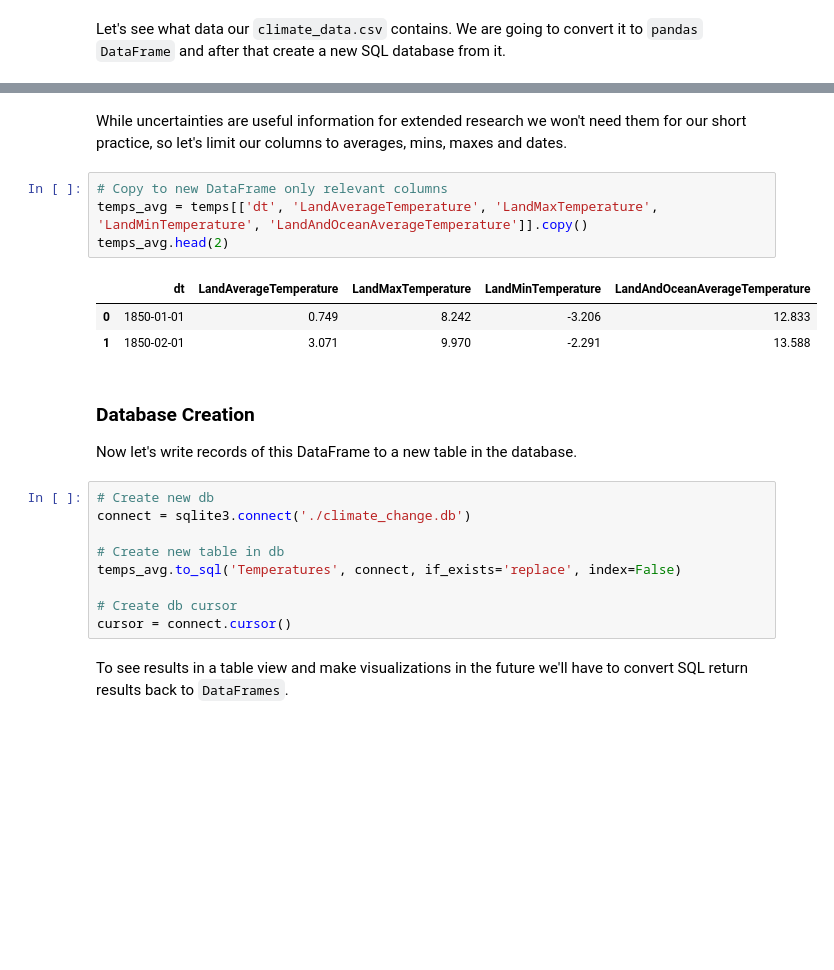
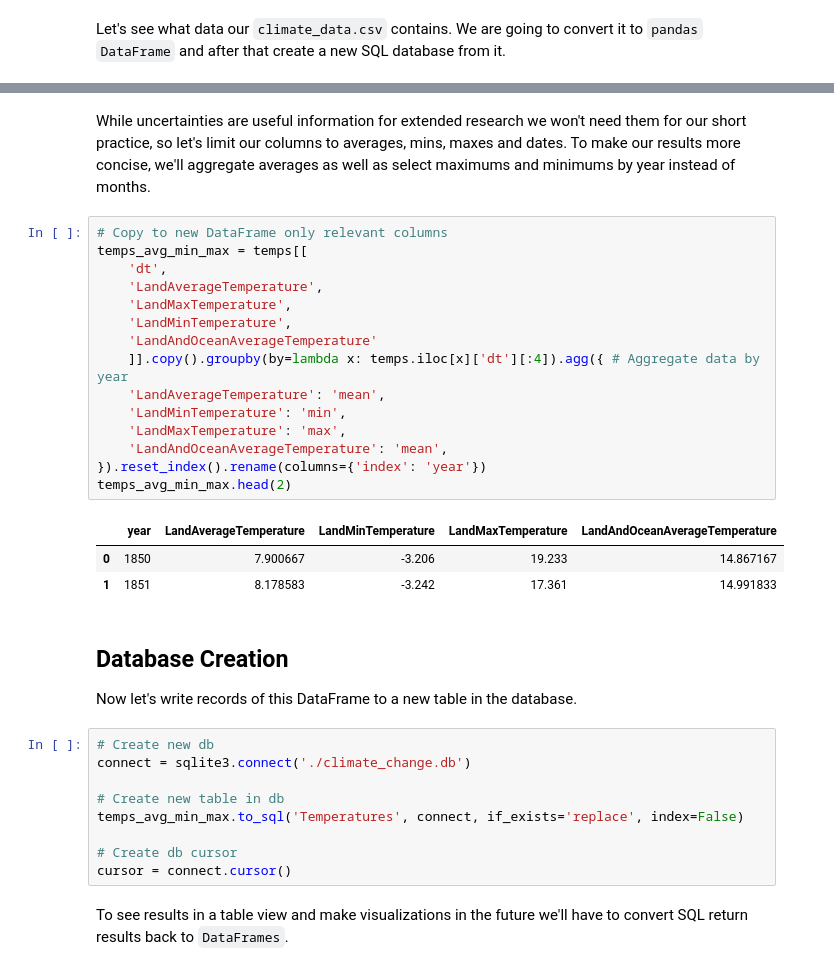
Before and after one commit to jadidaniel/jupyter-notebooks, a Jupyter notebook: sql/windows_functions/climate_change.ipynb, the cells around one changed output, grey strips where cells are left out. Cells and saved outputs as stored; diff of their text form; blank space fills up the shorter version.

```diff
--- a/sql/windows_functions/climate_change.ipynb
+++ b/sql/windows_functions/climate_change.ipynb
@@ -43,17 +43,28 @@ temps.head(2)
 | 0 | 1850-01-01 | 0.749 | 1.105 | 8.242 | 1.738 | ... |
 | 1 | 1850-02-01 | 3.071 | 1.275 | 9.970 | 3.007 | ... |
 # %% [markdown]
-While uncertainties are useful information for extended research we won't need them for our short practice, so let's limit our columns to averages, mins, maxes and dates.
+While uncertainties are useful information for extended research we won't need them for our short practice, so let's limit our columns to averages, mins, maxes and dates. To make our results more concise, we'll aggregate averages as well as select maximums and minimums by year instead of months.
 # %%
 # Copy to new DataFrame only relevant columns
-temps_avg = temps[['dt', 'LandAverageTemperature', 'LandMaxTemperature', 'LandMinTemperature', 'LandAndOceanAverageTemperature']].copy()
-temps_avg.head(2)
+temps_avg_min_max = temps[[
+    'dt',
+    'LandAverageTemperature',
+    'LandMaxTemperature',
+    'LandMinTemperature',
+    'LandAndOceanAverageTemperature'
+    ]].copy().groupby(by=lambda x: temps.iloc[x]['dt'][:4]).agg({ # Aggregate data by year
+    'LandAverageTemperature': 'mean',
+    'LandMinTemperature': 'min',
+    'LandMaxTemperature': 'max',
+    'LandAndOceanAverageTemperature': 'mean',
+}).reset_index().rename(columns={'index': 'year'})
+temps_avg_min_max.head(2)
 # %% [output]
-|  | dt | LandAverageTemperature | LandMaxTemperature | LandMinTemperature | LandAndOceanAverageTemperature |
-| 0 | 1850-01-01 | 0.749 | 8.242 | -3.206 | 12.833 |
-| 1 | 1850-02-01 | 3.071 | 9.970 | -2.291 | 13.588 |
+|  | year | LandAverageTemperature | LandMinTemperature | LandMaxTemperature | LandAndOceanAverageTemperature |
+| 0 | 1850 | 7.900667 | -3.206 | 19.233 | 14.867167 |
+| 1 | 1851 | 8.178583 | -3.242 | 17.361 | 14.991833 |
 # %% [markdown]
-### Database Creation
+## Database Creation
 
 Now let's write records of this DataFrame to a new table in the database.
 # %%
@@ -61,7 +72,7 @@ Now let's write records of this DataFrame to a new table in the database.
 connect = sqlite3.connect('./climate_change.db')
 
 # Create new table in db
-temps_avg.to_sql('Temperatures', connect, if_exists='replace', index=False)
+temps_avg_min_max.to_sql('Temperatures', connect, if_exists='replace', index=False)
 
 # Create db cursor
 cursor = connect.cursor()
```
Also changed, not shown: parts of 27 cells of this notebook.
